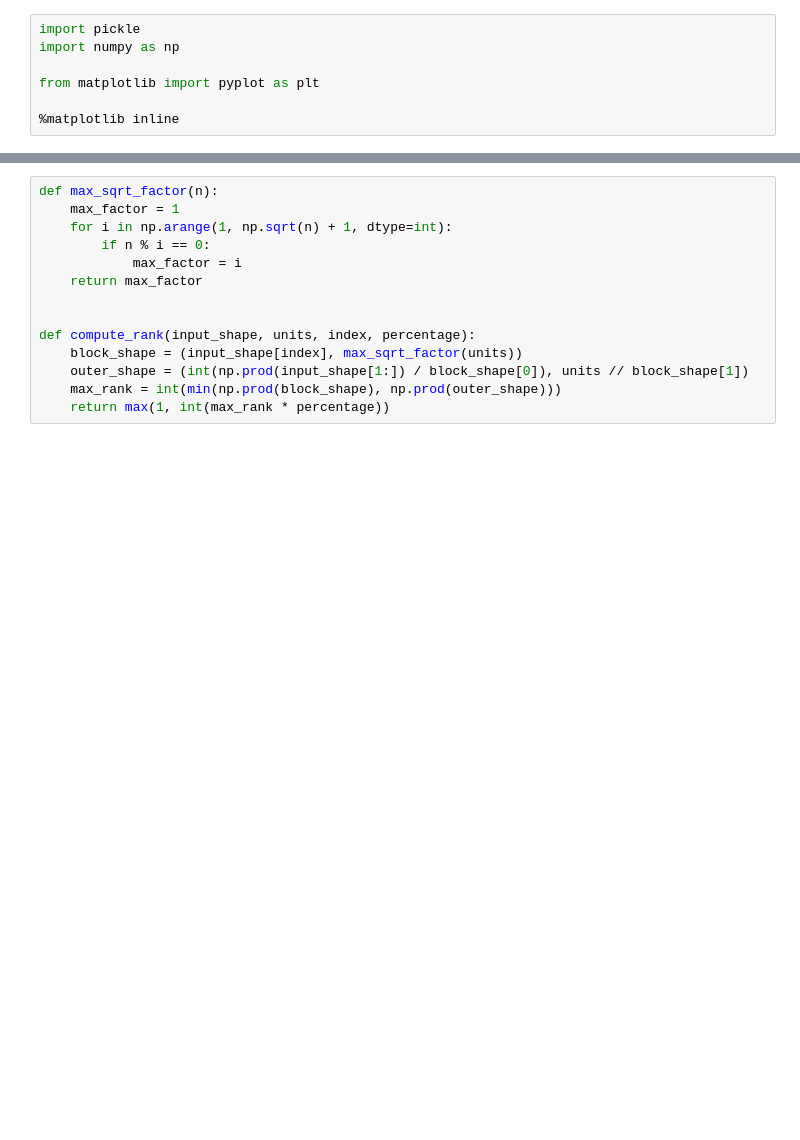
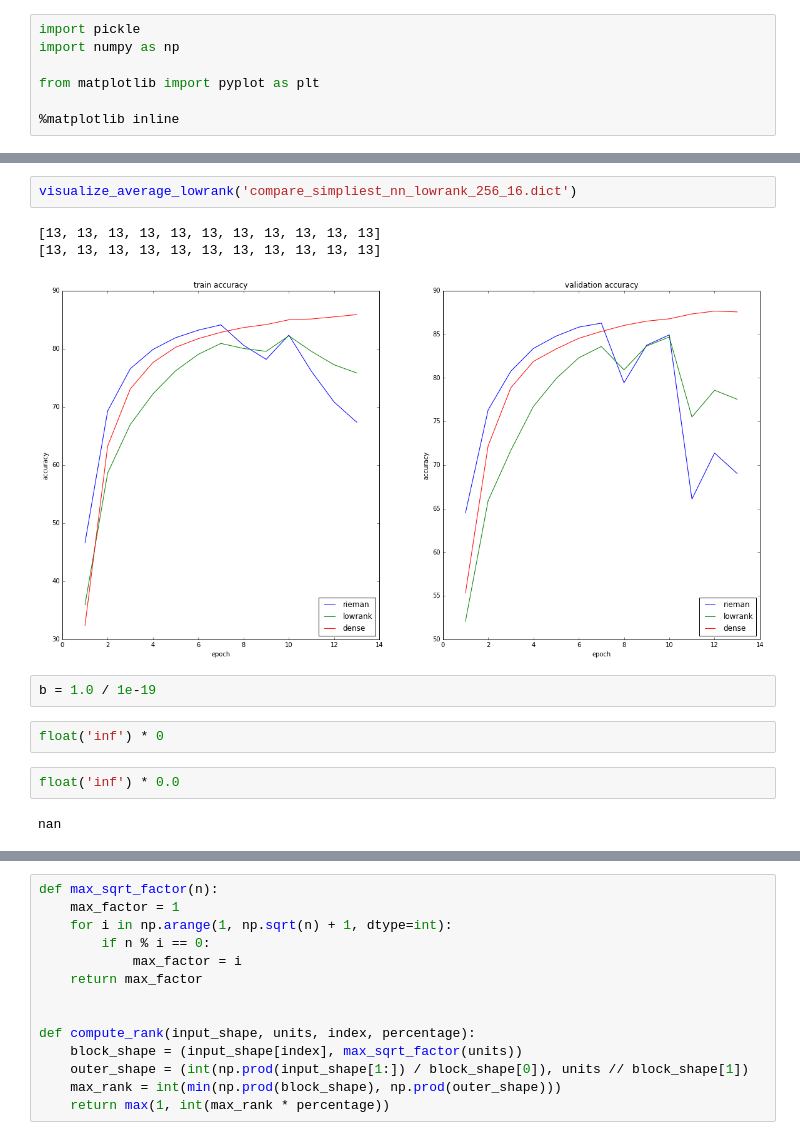
Before and after one commit to thatdeep/kron_layer_lasagne, a Jupyter notebook: train_history_visualization.ipynb, the cells around one changed output, grey strips where cells are left out. Cells and saved outputs as stored; diff of their text form; blank space fills up the shorter version.

Commit message:
add lowrank history visualization

```diff
--- a/train_history_visualization.ipynb
+++ b/train_history_visualization.ipynb
@@ -7,0 +86,14 @@ from matplotlib import pyplot as plt
+# %%
+visualize_average_lowrank('compare_simpliest_nn_lowrank_256_16.dict')
+# %% [output]
+[13, 13, 13, 13, 13, 13, 13, 13, 13, 13, 13]
+[13, 13, 13, 13, 13, 13, 13, 13, 13, 13, 13]
+[figure, added]
+# %%
+b = 1.0 / 1e-19
+# %%
+float('inf') * 0
+# %%
+float('inf') * 0.0
+# %% [output]
+nan
```
Also changed, not shown: parts of 14 cells of this notebook.
